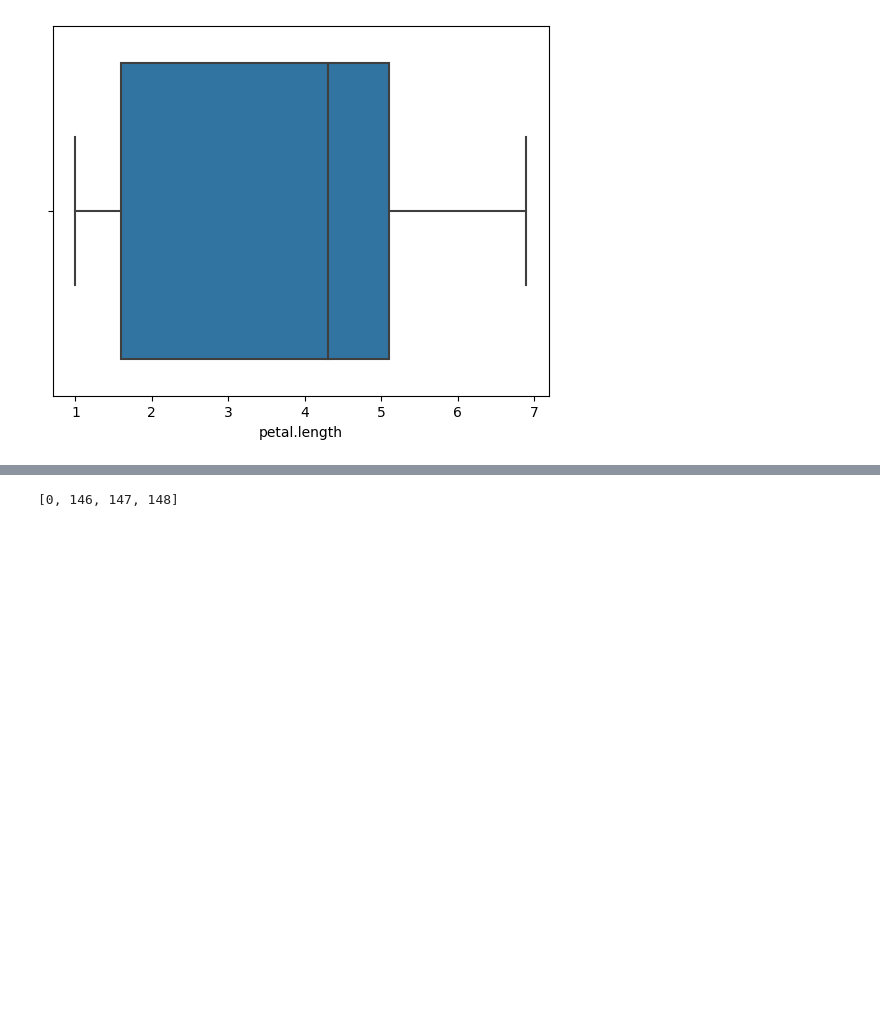
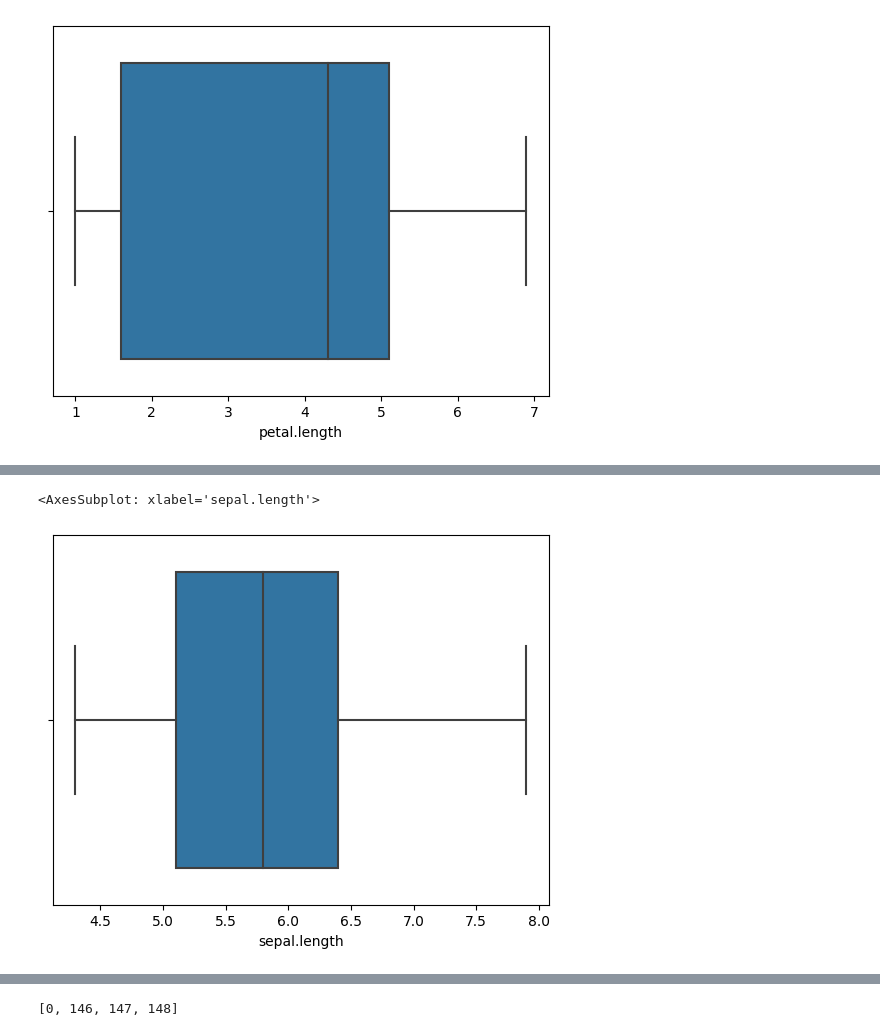
Before and after one commit to RamyaPrabhaArikrishnan/Ramya-ML, a Jupyter notebook: assignment/iris/iris_species.ipynb, the cells around one changed output, grey strips where cells are left out. Cells and saved outputs as stored; diff of their text form; code cells hidden in the pictures; blank space fills up the shorter version.

```diff
--- a/assignment/iris/iris_species.ipynb
+++ b/assignment/iris/iris_species.ipynb
@@ -125,0 +137,5 @@ sns.boxplot(data=data, x='petal.length')
+# %%
+sns.boxplot(data=data, x='sepal.length')
+# %% [output]
+<AxesSubplot: xlabel='sepal.length'>
+[figure, added]
```
Also changed, not shown: parts of 16 cells of this notebook.
